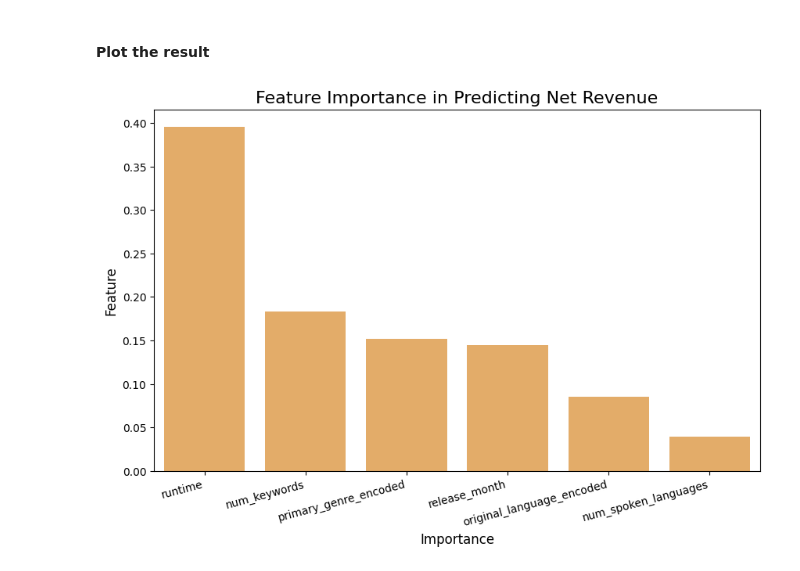
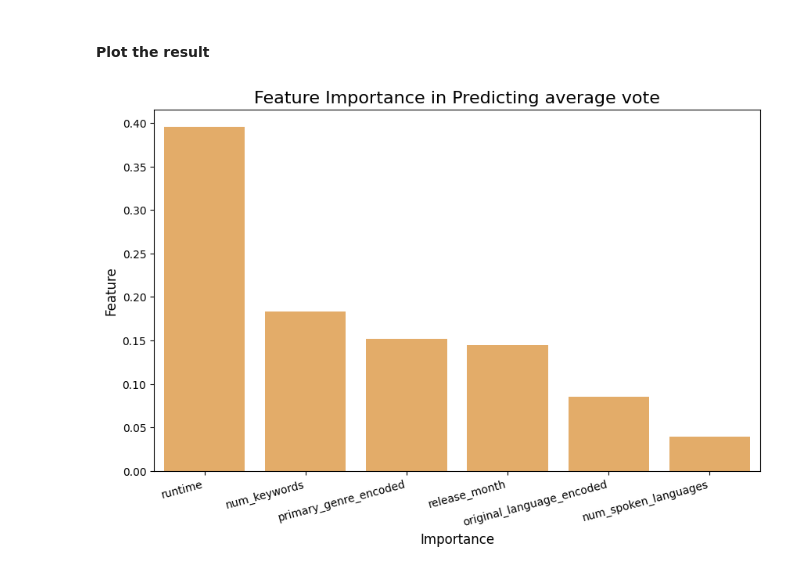
Before and after one commit to epfl-ada/ada-2024-project-conquistada, a Jupyter notebook: results.ipynb, the cells around one changed output. Cells and saved outputs as stored; diff of their text form; code cells hidden in the pictures.

```diff
--- a/results.ipynb
+++ b/results.ipynb
@@ -1077,34 +1077,3 @@ plt.show()
 [figure]
 # %% [markdown]
 # Random Forest on TMDB vote
-# %%
-# Select relevant columns
-columns_to_keep = ['release_date', 'runtime', 'original_language', 'genres', 'spoken_languages', 'keywords', 'vote_average']
-tmdb_cleaned = tmdb[columns_to_keep].dropna()
-
-# Extract month of release
-tmdb_cleaned['release_date'] = pd.to_datetime(tmdb_cleaned['release_date'], errors='coerce')
-tmdb_cleaned['release_month'] = tmdb_cleaned['release_date'].dt.month
-
-# Extract primary genre (assume first listed genre as primary)
-tmdb_cleaned['primary_genre'] = tmdb_cleaned['genres'].apply(lambda x: x.split(',')[0] if pd.notnull(x) else 'Unknown')
-
-# Count number of spoken languages and keywords
-tmdb_cleaned['num_spoken_languages'] = tmdb_cleaned['spoken_languages'].apply(lambda x: len(x.split(',')) if pd.notnull(x) else 0)
-tmdb_cleaned['num_keywords'] = tmdb_cleaned['keywords'].apply(lambda x: len(x.split(',')) if pd.notnull(x) else 0)
-
-# Use frequency encoding for primary genre and original language
-genre_counts = tmdb_cleaned['primary_genre'].value_counts().to_dict()
-language_counts = tmdb_cleaned['original_language'].value_counts().to_dict()
-
-tmdb_cleaned['primary_genre_encoded'] = tmdb_cleaned['primary_genre'].map(genre_counts)
-tmdb_cleaned['original_language_encoded'] = tmdb_cleaned['original_language'].map(language_counts)
-
-# Drop unused columns
-tmdb_final = tmdb_cleaned.drop(columns=['release_date', 'genres', 'spoken_languages', 'keywords',
-                                        'primary_genre', 'original_language'])
-
-# Define features and target
-X = tmdb_final[['release_month', 'runtime', 'primary_genre_encoded', 'original_language_encoded',
-                'num_spoken_languages', 'num_keywords']]
-y = tmdb_final['vote_average']
@@ -1133,16 +1107,16 @@ R² Score: 0.07
 # %%
 # Feature Importance
 importances = rf.feature_importances_
 feature_importance = pd.DataFrame({'Feature': X.columns, 'Importance': importances})
 feature_importance = feature_importance.sort_values(by='Importance', ascending=False)
 
 # Plot Feature Importance
 plt.figure(figsize=(10, 6))
 sns.barplot(data=feature_importance, y='Importance', x='Feature', dodge=False, legend=False, color=GRAPH_COLORS[0])
 plt.xlabel('Importance', fontsize=12)
 plt.ylabel('Feature', fontsize=12)
-plt.title('Feature Importance in Predicting Net Revenue', fontsize=16)
+plt.title('Feature Importance in Predicting average vote', fontsize=16)
 plt.xticks(rotation=15, ha='right')
 plt.show()
 # %% [output]
-[figure, old version]
+[figure, new version]
```
Also changed, not shown: parts of 1 cell of this notebook.
